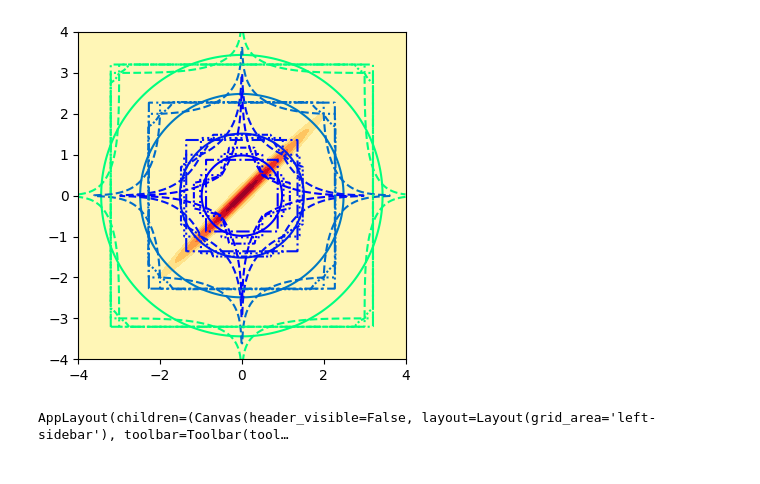
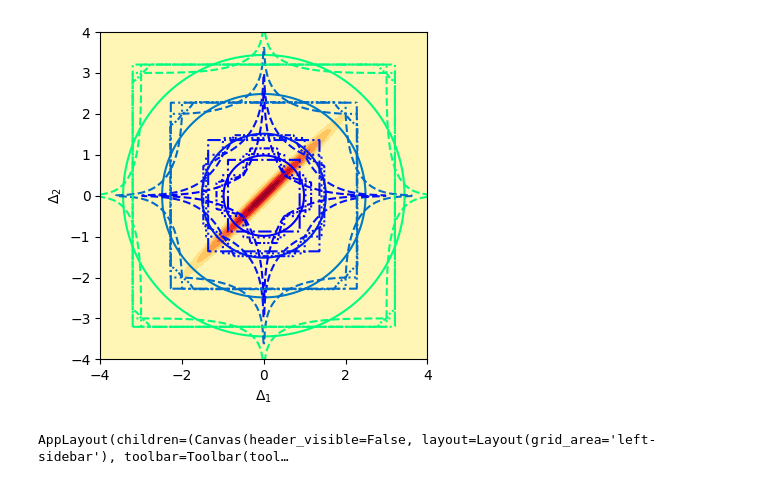
Before and after one commit to ast0815/covfit, a Jupyter notebook: confidence.ipynb, the cells around one changed output. Cells and saved outputs as stored; diff of their text form; code cells hidden in the pictures.

```diff
--- a/confidence.ipynb
+++ b/confidence.ipynb
@@ -17,9 +17,14 @@ l1 = chi2.ppf(CL, df=1)
 
 plt.ioff()
 fig, ax = plt.subplots(figsize=(4,4))
+#fig.canvas.resizable=False
+fig.canvas.header_visible = False
 plt.ion()
 fig.tight_layout()
 ax.set_aspect("equal")
+ax.set_xlabel(r"$\Delta_1$")
+ax.set_ylabel(r"$\Delta_2$")
+
 cmap = "winter"
 cont = {}
 zz = naive(data)
@@ -30,35 +35,35 @@ cont["fitted"] = ax.contour(xx, yy, zz, levels=l1, cmap=cmap, linestyles="dashdo
 
 zz = invariant1(data)
 cont["invariant 1"] = ax.contour(xx, yy, zz, levels=l1, cmap=cmap, linestyles="dashed")
 
 zz = invariant2(data)
 cont["invariant 2"] = ax.contour(xx, yy, zz, levels=l1, cmap=cmap, linestyles="dotted")
 
-zz = invariant3(data, alpha=0.7)
+zz = invariant3(data, alpha=2/3)
 cont["invariant 3"] = ax.contour(xx, yy, zz, levels=l1, cmap=cmap, linestyles=[(0,(3,1,1,1,1,1))])
 
 # Add some "data"
 cmap = "YlOrRd"
 dat = {}
 dist = multivariate_normal(mean=[0,0], cov=[[1,0],[0,1]])
 zz = dist.pdf(data)
 dat["0% corr"] = ax.contourf(xx, yy, zz, cmap=cmap)
 
 dist = multivariate_normal(mean=[0,0], cov=[[1,.5],[.5,1]])
 zz = dist.pdf(data)
 dat["50% corr"] = ax.contourf(xx, yy, zz, cmap=cmap)
 
 dist = multivariate_normal(mean=[0,0], cov=[[1,.9],[.9,1]])
 zz = dist.pdf(data)
 dat["90% corr"] = ax.contourf(xx, yy, zz, cmap=cmap)
 
 dist = multivariate_normal(mean=[0,0], cov=[[1,.99],[.99,1]])
 zz = dist.pdf(data)
 dat["99% corr"] = ax.contourf(xx, yy, zz, cmap=cmap)
 
 display(fig)
 # %% [output]
-[figure, old version]
+[figure, new version]
 # %%
 # Interactive plot
 import ipywidgets as widgets
```
Also changed, not shown: parts of 2 cells of this notebook, 8 other files.
